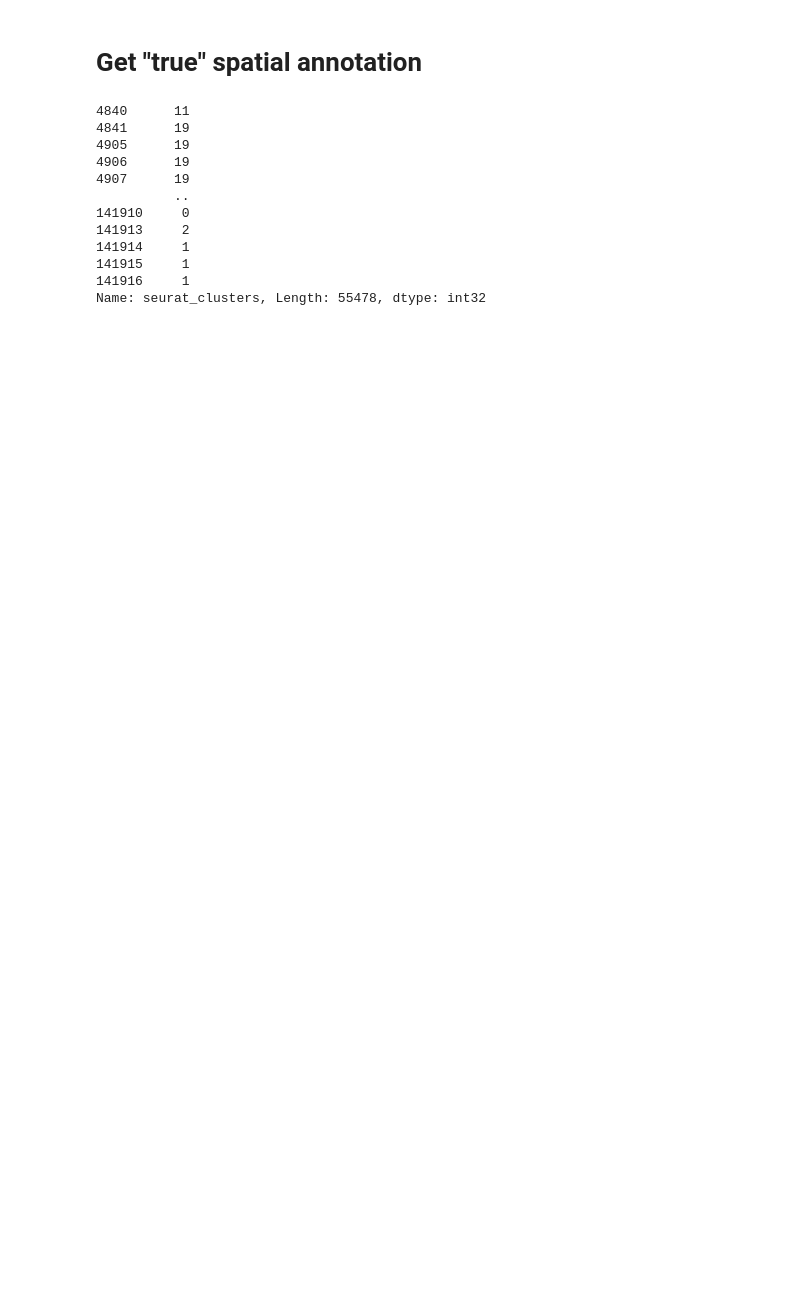
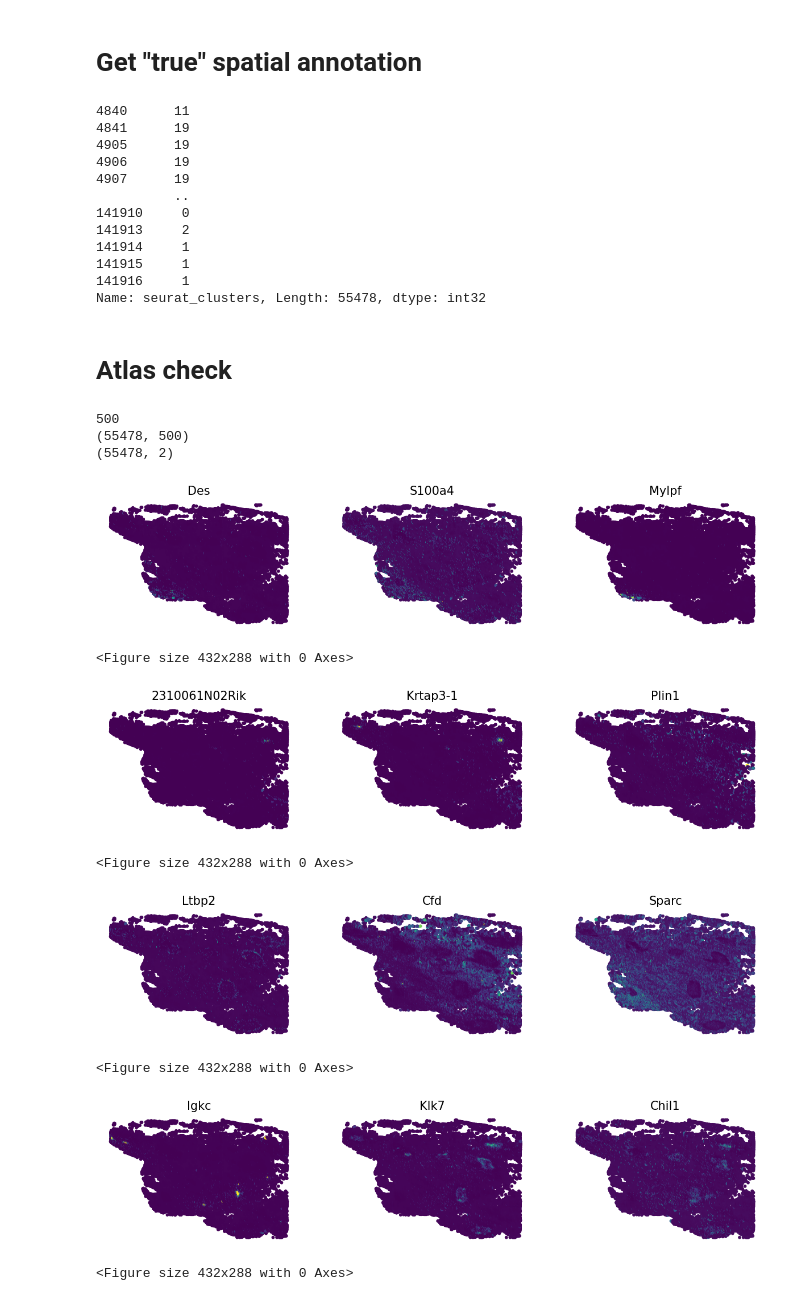
Before and after one commit to vfschumann/novosparc, a Jupyter notebook: Vic/development/metadata_transfer_TNBC_spatialdata.ipynb, the cells around one changed output. Drawn from its saved outputs; the diff is of its cells as text; code cells hidden in the pictures; blank space fills up the shorter version.

Commit message:
TNBC_reconstruction fails to think about

```diff
--- a/Vic/development/metadata_transfer_TNBC_spatialdata.ipynb
+++ b/Vic/development/metadata_transfer_TNBC_spatialdata.ipynb
@@ -28,7 +28,14 @@ ln -s /dev/shm/data/ data
 # %%
 %matplotlib inline
 import anndata
-import novosparc
+import importlib.util
+import sys
+# import novosparc
+spec = importlib.util.spec_from_file_location("novosparc",
+                                              "/data/local/rajewsky/home/vschuma/NSTT/novosparc/novosparc/__init__.py")
+novosparc = importlib.util.module_from_spec(spec)
+sys.modules["novosparc"] = novosparc
+spec.loader.exec_module(novosparc)
 import os
 import copy
 import numpy as np
@@ -298,3 +331,50 @@ adata_st_rdn.obs["seurat_clusters"]
 141915     1
 141916     1
 Name: seurat_clusters, Length: 55478, dtype: int32
+# %% [markdown]
+# Atlas check
+# %%
+atlas_dir = 'data'
+target_space_path = os.path.join(atlas_dir, 'TNBC_6w_fc51_4_coordinates.csv')
+locations = pd.read_csv(target_space_path, sep=',')
+num_locations = locations.shape[0] # coming from the spatial data #
+locations_apriori = locations[:num_locations][['xcoord', 'ycoord']].values
+locations = locations_apriori
+
+# atlas data
+atlas_path = os.path.join(atlas_dir, 'TNBC_reconstruction_atlas_MarkerGeneBased.csv')
+chunks = pd.read_csv(atlas_path, index_col=0, chunksize=1000000)
+df = pd.concat(chunks)
+atlas = sc.AnnData(df)
+atlas_genes = atlas.var.index.tolist()
+print(len(atlas_genes))
+print(atlas.shape)
+print(locations.shape)
+atlas.obsm['spatial'] = locations
+# %% [output]
+500
+(55478, 500)
+(55478, 2)
+# %%
+pl_genes = ['Des','2310061N02Rik','Krtap3-1','Krt14','Igkc','Tmed3','Arg1',
+              'S100a4','Ltbp2','Plin1','Cfd','Mylpf','Klk7','Sparc',
+              'Chil1','Scd1']
+genes_1 = ['Des','S100a4','Mylpf',]
+genes_2 = ['2310061N02Rik', 'Krtap3-1','Plin1']
+genes_3 = ['Ltbp2','Cfd','Sparc']
+genes_4 = ['Igkc','Klk7','Chil1']
+# novosparc.pl.embedding(atlas, pl_genes)
+
+novosparc.pl.embedding(atlas, genes_1)
+novosparc.pl.embedding(atlas, genes_2)
+novosparc.pl.embedding(atlas, genes_3)
+novosparc.pl.embedding(atlas, genes_4)
+# %% [output]
+[figure, added]
+<Figure size 432x288 with 0 Axes>
+[figure, added]
+<Figure size 432x288 with 0 Axes>
+[figure, added]
+<Figure size 432x288 with 0 Axes>
+[figure, added]
+<Figure size 432x288 with 0 Axes>
```
Also changed, not shown: parts of 11 cells of this notebook.
